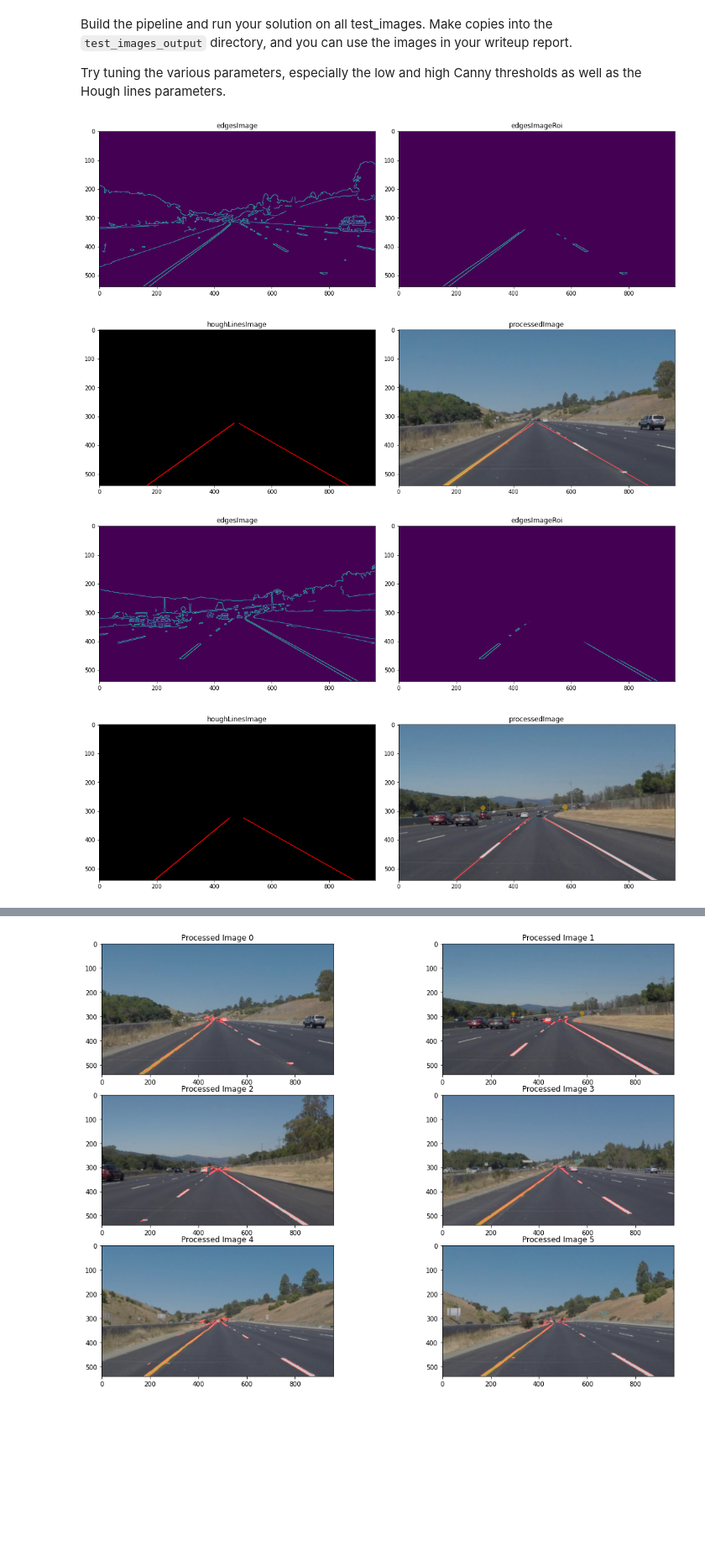
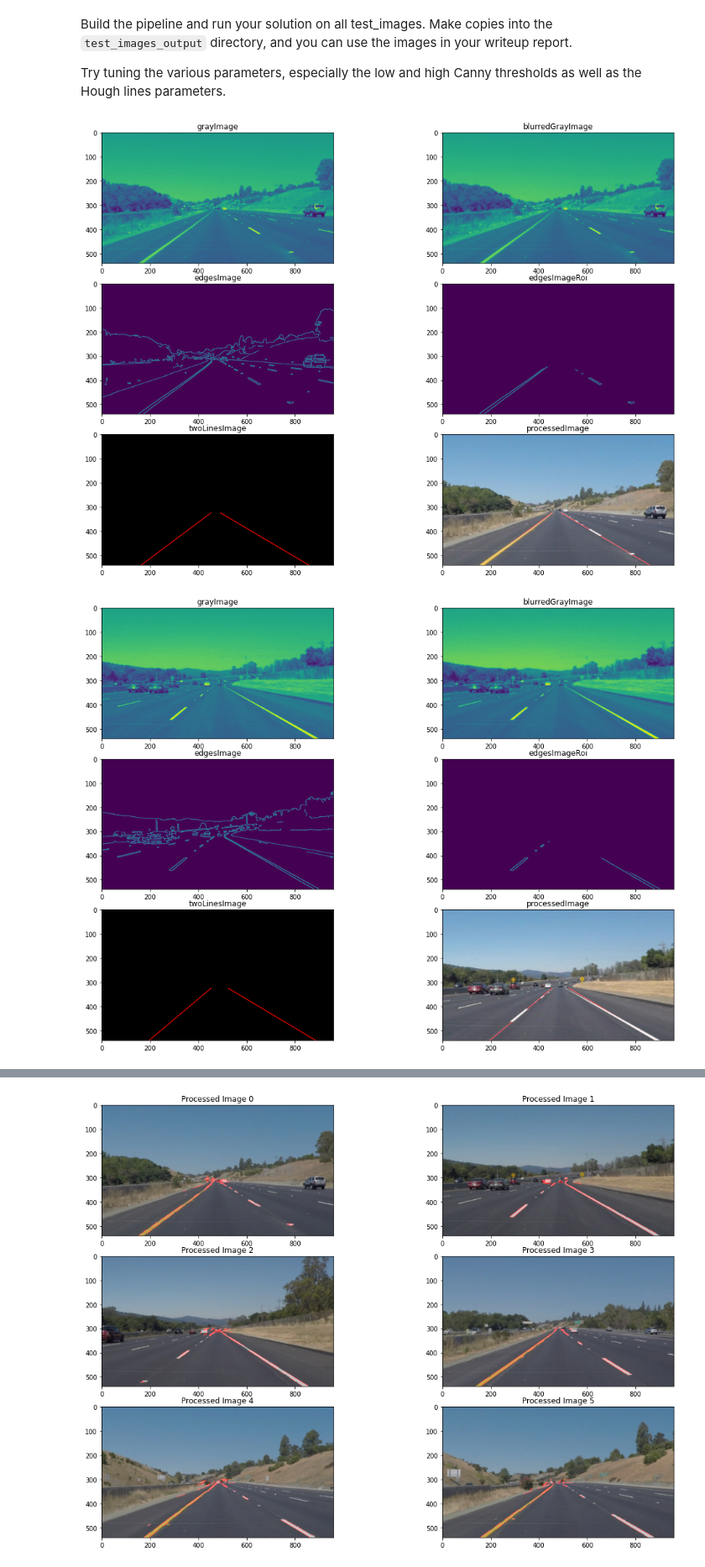
Before and after one commit to tylerlum/CarND-LaneLines-P1, a Jupyter notebook: P1.ipynb, the cells around one changed output, grey strips where cells are left out. Shown at 84% size. Saved outputs shown, nothing was run; the diff lists cells and outputs as text; code cells hidden in the pictures; blank space fills up the shorter version.

```diff
--- a/P1.ipynb
+++ b/P1.ipynb
@@ -353,11 +356,11 @@ def process_image(image):
 # %%
 # TODO: Build your pipeline that will draw lane lines on the test_images
 # then save them to the test_images_output directory.
 images = getImages()
 
 import time
 for image in images:
-    processedImage = process_image(image)
+    processedImage = process_image(image, True)
 # %% [output]
-[figure, old version]
+[figure, new version]
-[figure, old version]
+[figure, new version]
```
Also changed, not shown: parts of 2 cells of this notebook.
